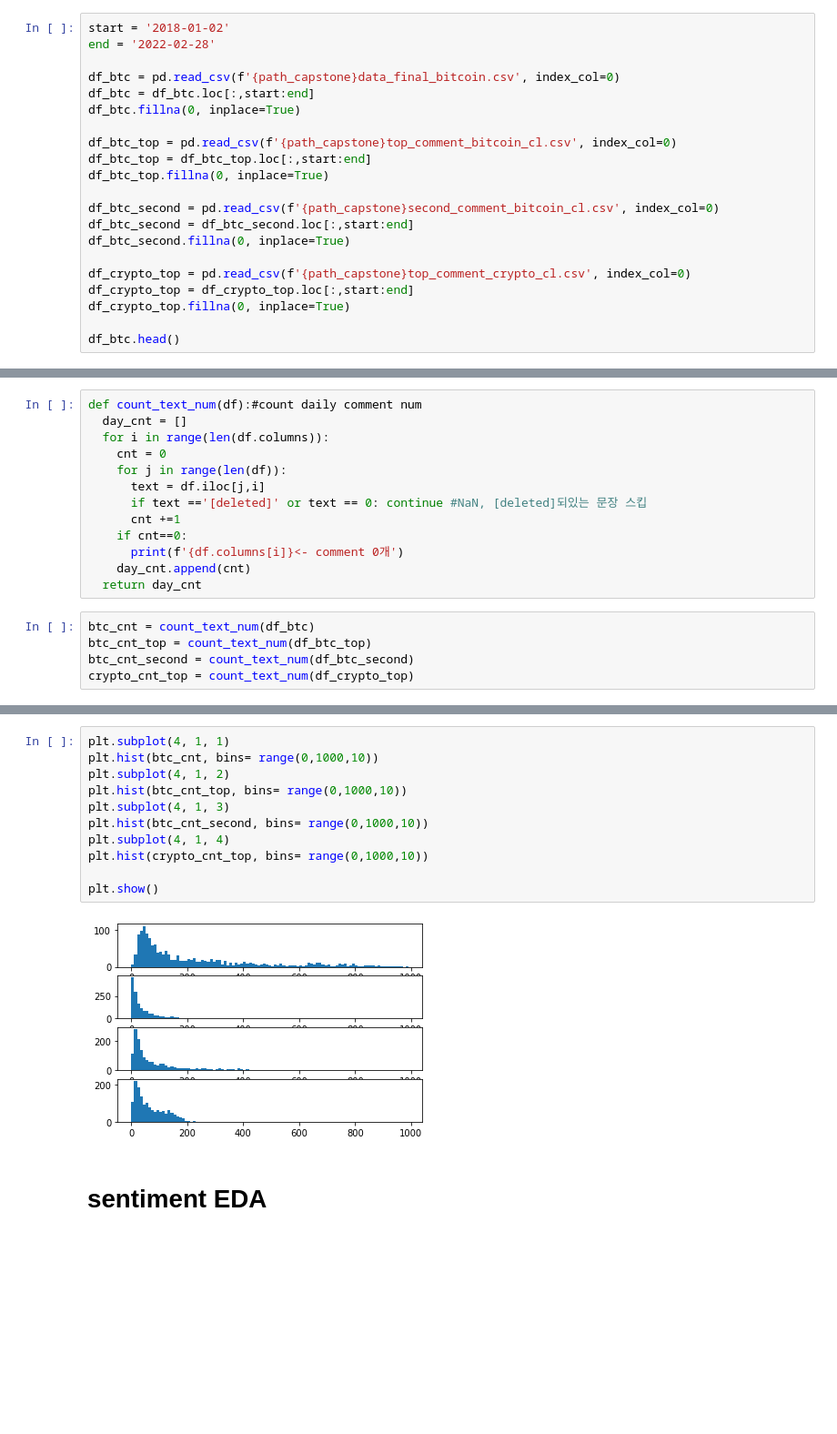
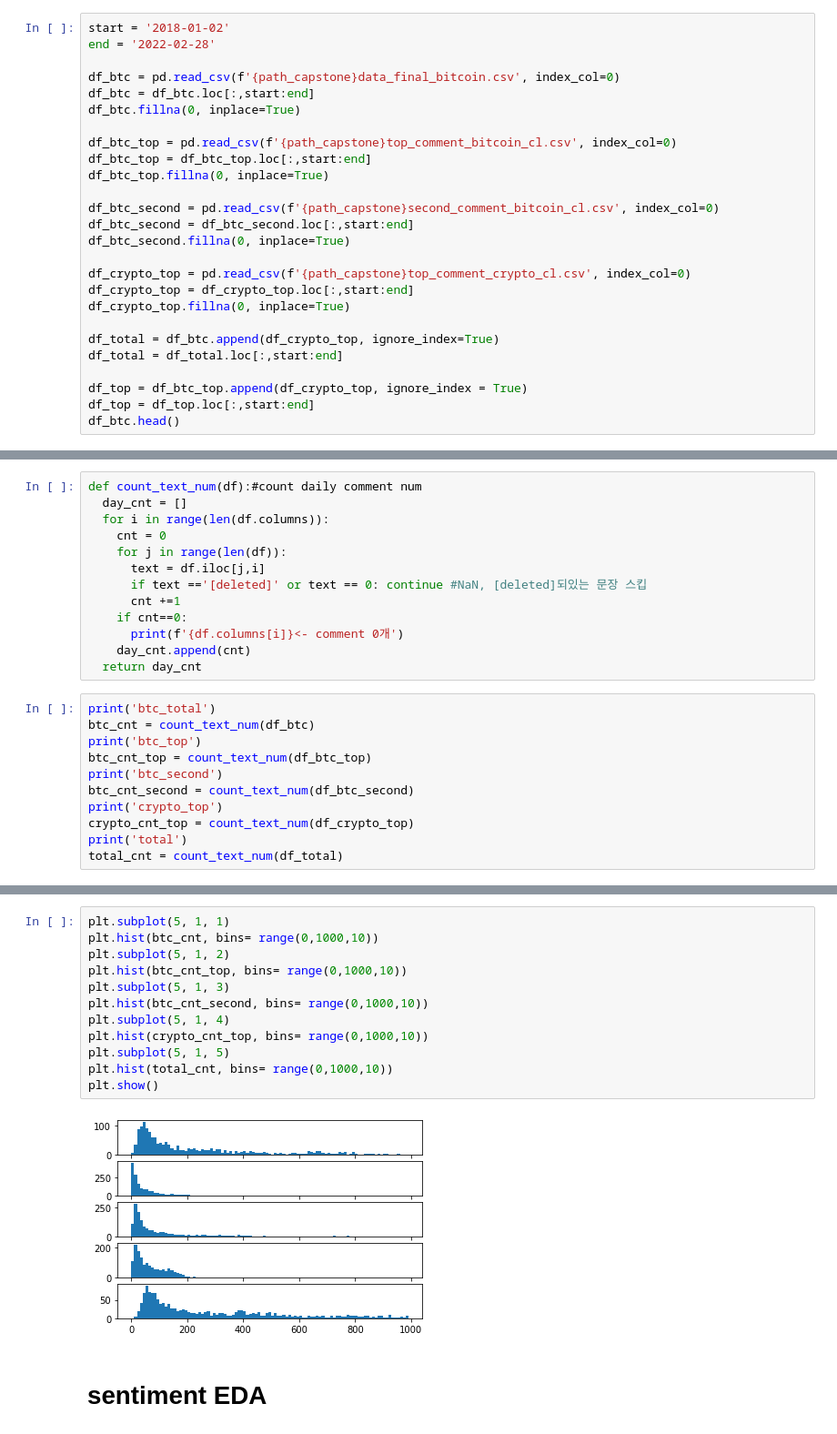
Before and after one commit to CryptoNLP/bitcoin_price_prediction_with_sentiment, a Jupyter notebook: comments_EDA.ipynb, the cells around one changed output, grey strips where cells are left out. Shown: that part at 91% size. Drawn from its saved outputs; the diff is of its cells as text; blank space fills up the shorter version.

```diff
--- a/comments_EDA.ipynb
+++ b/comments_EDA.ipynb
@@ -103,6 +98,11 @@ df_crypto_top = pd.read_csv(f'{path_capstone}top_comment_crypto_cl.csv', index_c
 df_crypto_top = df_crypto_top.loc[:,start:end]
 df_crypto_top.fillna(0, inplace=True)
 
+df_total = df_btc.append(df_crypto_top, ignore_index=True)
+df_total = df_total.loc[:,start:end]
+
+df_top = df_btc_top.append(df_crypto_top, ignore_index = True)
+df_top = df_top.loc[:,start:end]
 df_btc.head()
 # %% [output]
 |  | 2018-01-02 | 2018-01-03 | 2018-01-04 | 2018-01-05 | 2018-01-06 | 2018-01-07 | 2018-01-09 | 2018-01-10 | ... |
@@ -128,7 +128,13 @@ def count_text_num(df):#count daily comment num
     day_cnt.append(cnt)
   return day_cnt
 # %%
+print('btc_total')
 btc_cnt = count_text_num(df_btc)
+print('btc_top')
 btc_cnt_top = count_text_num(df_btc_top)
+print('btc_second')
 btc_cnt_second = count_text_num(df_btc_second)
+print('crypto_top')
 crypto_cnt_top = count_text_num(df_crypto_top)
+print('total')
+total_cnt = count_text_num(df_total)
@@ -151,16 +141,17 @@ plt.plot(btc_cnt)
 # %%
-plt.subplot(4, 1, 1)
+plt.subplot(5, 1, 1)
 plt.hist(btc_cnt, bins= range(0,1000,10))
-plt.subplot(4, 1, 2)
+plt.subplot(5, 1, 2)
 plt.hist(btc_cnt_top, bins= range(0,1000,10))
-plt.subplot(4, 1, 3)
+plt.subplot(5, 1, 3)
 plt.hist(btc_cnt_second, bins= range(0,1000,10))
-plt.subplot(4, 1, 4)
+plt.subplot(5, 1, 4)
 plt.hist(crypto_cnt_top, bins= range(0,1000,10))
-
+plt.subplot(5, 1, 5)
+plt.hist(total_cnt, bins= range(0,1000,10))
 plt.show()
 # %% [output]
-[figure, old version]
+[figure, new version]
 # %% [markdown]
 # sentiment EDA
 # %% [markdown]
```
Also changed, not shown: parts of 34 cells of this notebook.
